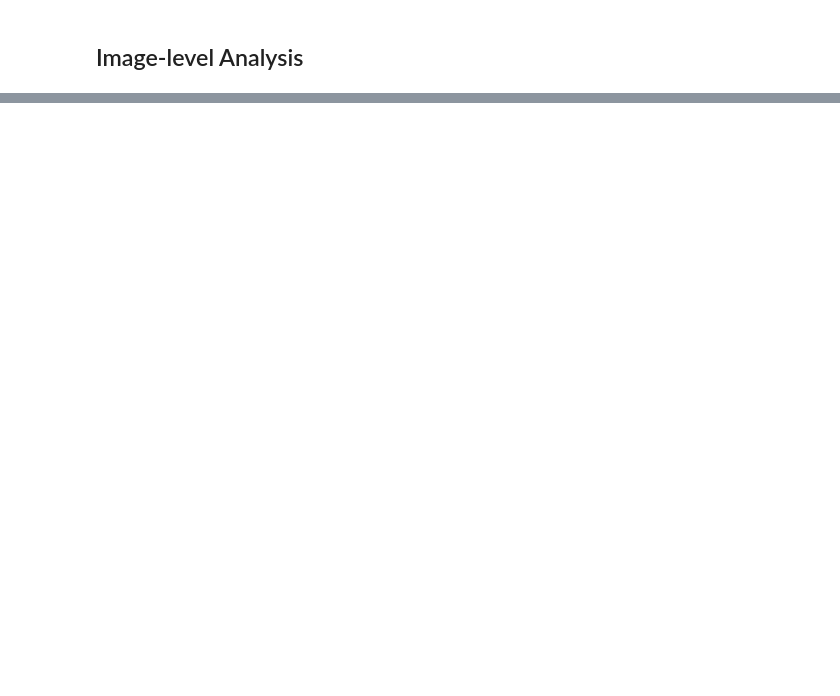
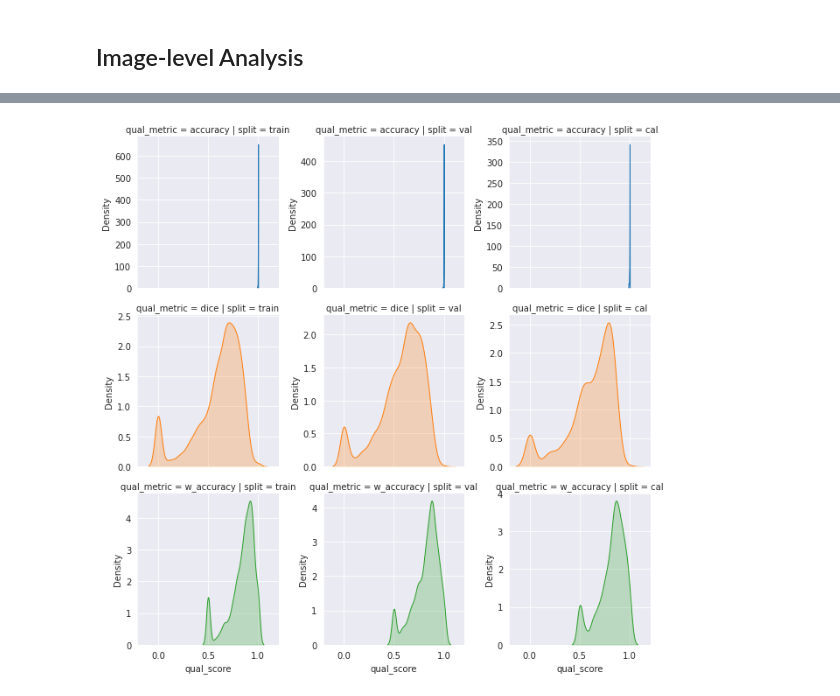
Before and after one commit to VictorButoi/ESE, a Jupyter notebook: notebooks/err_analysis/wmh_err.ipynb, the cells around one changed output, grey strips where cells are left out. Drawn from its saved outputs; the diff is of its cells as text; code cells hidden in the pictures; blank space fills up the shorter version.

Commit message:
graph looking decent, don't know what to make of it

```diff
--- a/notebooks/err_analysis/wmh_err.ipynb
+++ b/notebooks/err_analysis/wmh_err.ipynb
@@ -43,7 +45,7 @@ best_exp.vis_loss_curves(height=6)
 # %%
 from ese.experiment.analysis.inference import load_cal_inference_stats
 
-inference_path = f"{root}/inference/11_11_23_WMH_ImageMetricBugHunting"
+inference_path = f"{root}/inference/11_11_23_WMH_Weighted_SUME"
 
 cal_inference_info = load_cal_inference_stats(
     log_dir=inference_path,
@@ -94,0 +113,4 @@ image_info_df.head()
+# %%
+from ese.experiment.analysis.utils import reorder_splits
+
+unique_image_df = reorder_splits(image_info_df.drop_constant())
@@ -95,7 +133,9 @@ image_info_df.head()
 # %%
 # Now using seaborn's FacetGrid to create the KDE plots for the 'accuracy' column for each 'split'.
-g = sns.FacetGrid(image_info_df, col="split", col_wrap=3, sharex=True, sharey=True)
-g = g.map(sns.kdeplot, "accuracy", fill=True)
+g = sns.FacetGrid(unique_image_df, hue="qual_metric", col="split", row="qual_metric", sharex=True, sharey=False)
+g = g.map(sns.kdeplot, "qual_score", fill=True)
 
 # Adjusting the layout
 g.fig.tight_layout()
+# %% [output]
+[figure, added]
```
Also changed, not shown: parts of 12 cells of this notebook, 1 other file.
